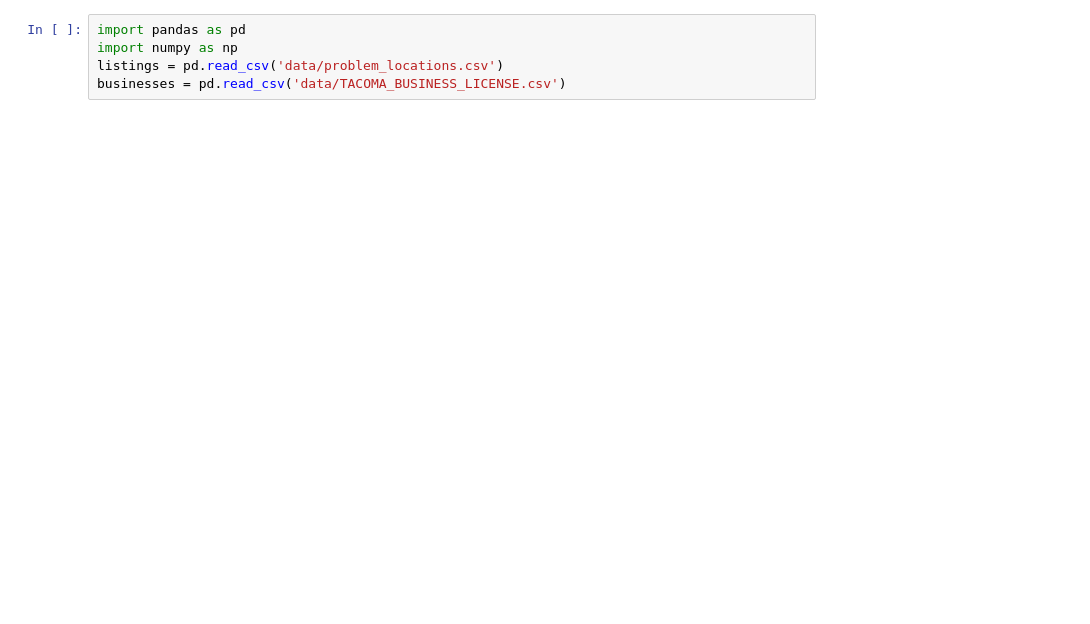
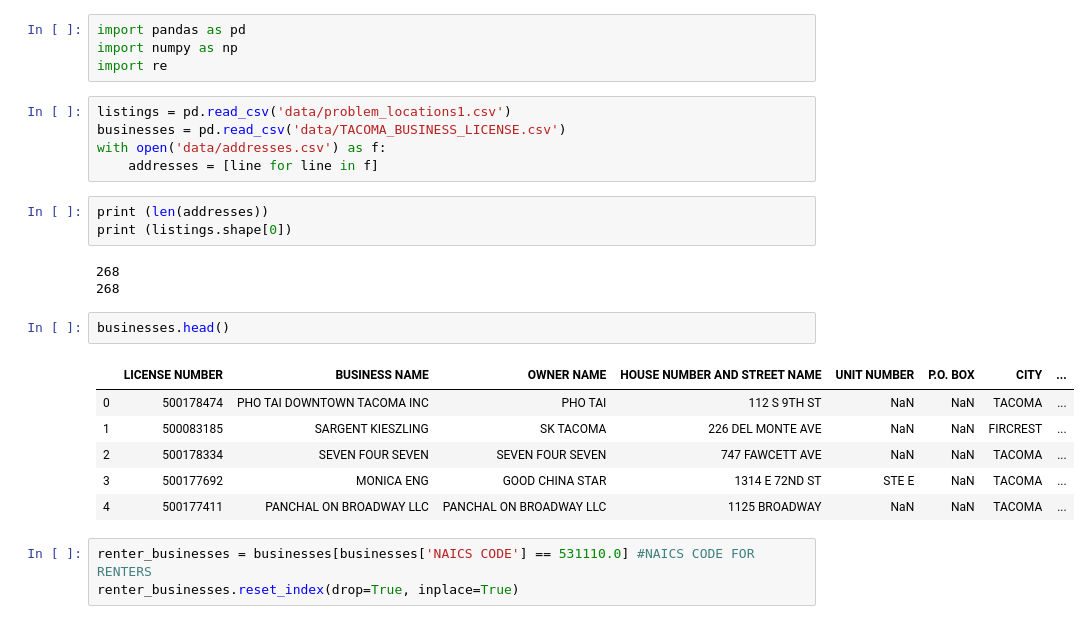
Before and after one commit to isaac-campbell-smith/AirBNB_Rentals, a Jupyter notebook: Coordinate_Checker.ipynb, the cells around one changed output. Cells and saved outputs as stored; diff of their text form; blank space fills up the shorter version.

```diff
--- a/Coordinate_Checker.ipynb
+++ b/Coordinate_Checker.ipynb
@@ -1,5 +1,27 @@
 # %%
 import pandas as pd
 import numpy as np
-listings = pd.read_csv('data/problem_locations.csv')
-businesses = pd.read_csv('data/TACOMA_BUSINESS_LICENSE.csv')
+import re
+# %%
+listings = pd.read_csv('data/problem_locations1.csv')
+businesses = pd.read_csv('data/TACOMA_BUSINESS_LICENSE.csv')
+with open('data/addresses.csv') as f:
+    addresses = [line for line in f]
+# %%
+print (len(addresses))
+print (listings.shape[0])
+# %% [output]
+268
+268
+# %%
+businesses.head()
+# %% [output]
+|  | LICENSE NUMBER | BUSINESS NAME | OWNER NAME | HOUSE NUMBER AND STREET NAME | UNIT NUMBER | P.O. BOX | CITY | ... |
+| 0 | 500178474 | PHO TAI DOWNTOWN TACOMA INC | PHO TAI | 112 S 9TH ST | NaN | NaN | TACOMA | ... |
+| 1 | 500083185 | SARGENT KIESZLING | SK TACOMA | 226 DEL MONTE AVE | NaN | NaN | FIRCREST | ... |
+| 2 | 500178334 | SEVEN FOUR SEVEN | SEVEN FOUR SEVEN | 747 FAWCETT AVE | NaN | NaN | TACOMA | ... |
+| 3 | 500177692 | MONICA ENG | GOOD CHINA STAR | 1314 E 72ND ST | STE E | NaN | TACOMA | ... |
+| 4 | 500177411 | PANCHAL ON BROADWAY LLC | PANCHAL ON BROADWAY LLC | 1125 BROADWAY | NaN | NaN | TACOMA | ... |
+# %%
+renter_businesses = businesses[businesses['NAICS CODE'] == 531110.0] #NAICS CODE FOR RENTERS
+renter_businesses.reset_index(drop=True, inplace=True)
```
Also changed, not shown: parts of 16 cells of this notebook.
